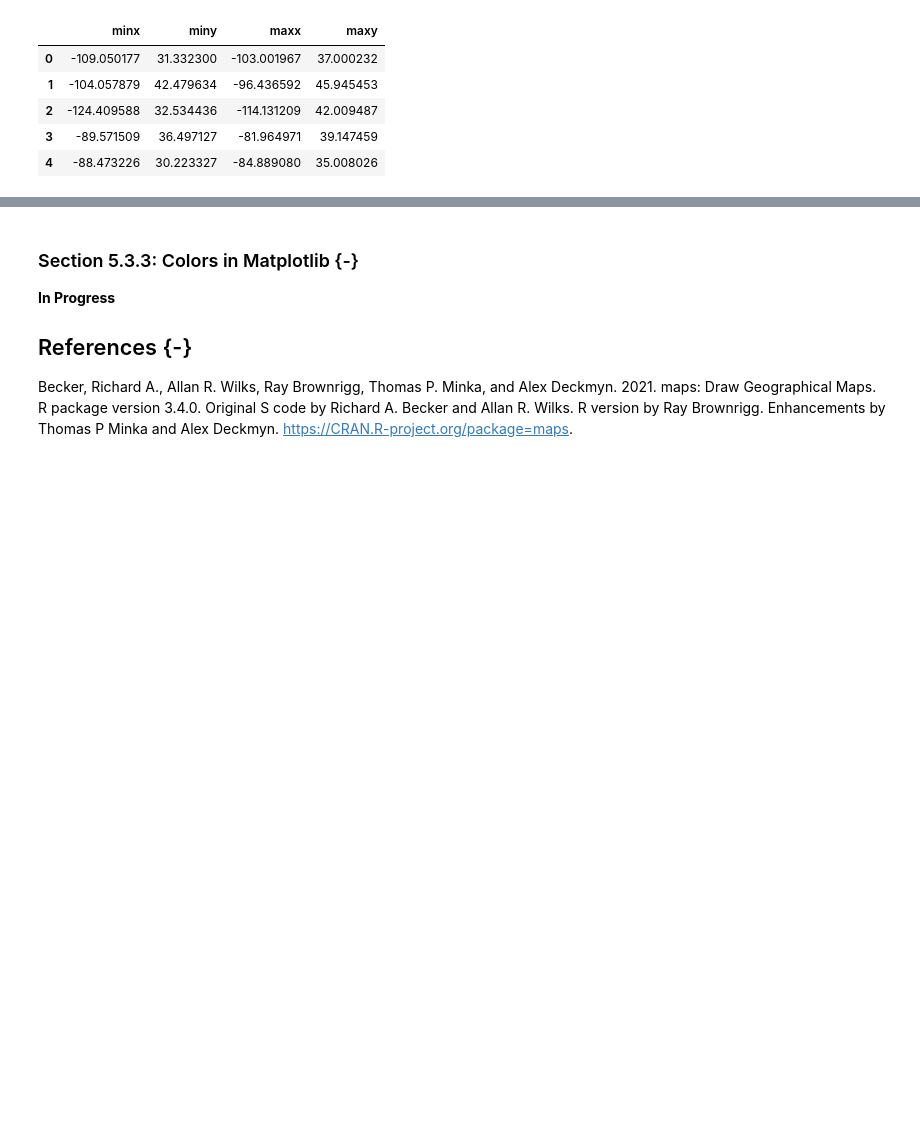
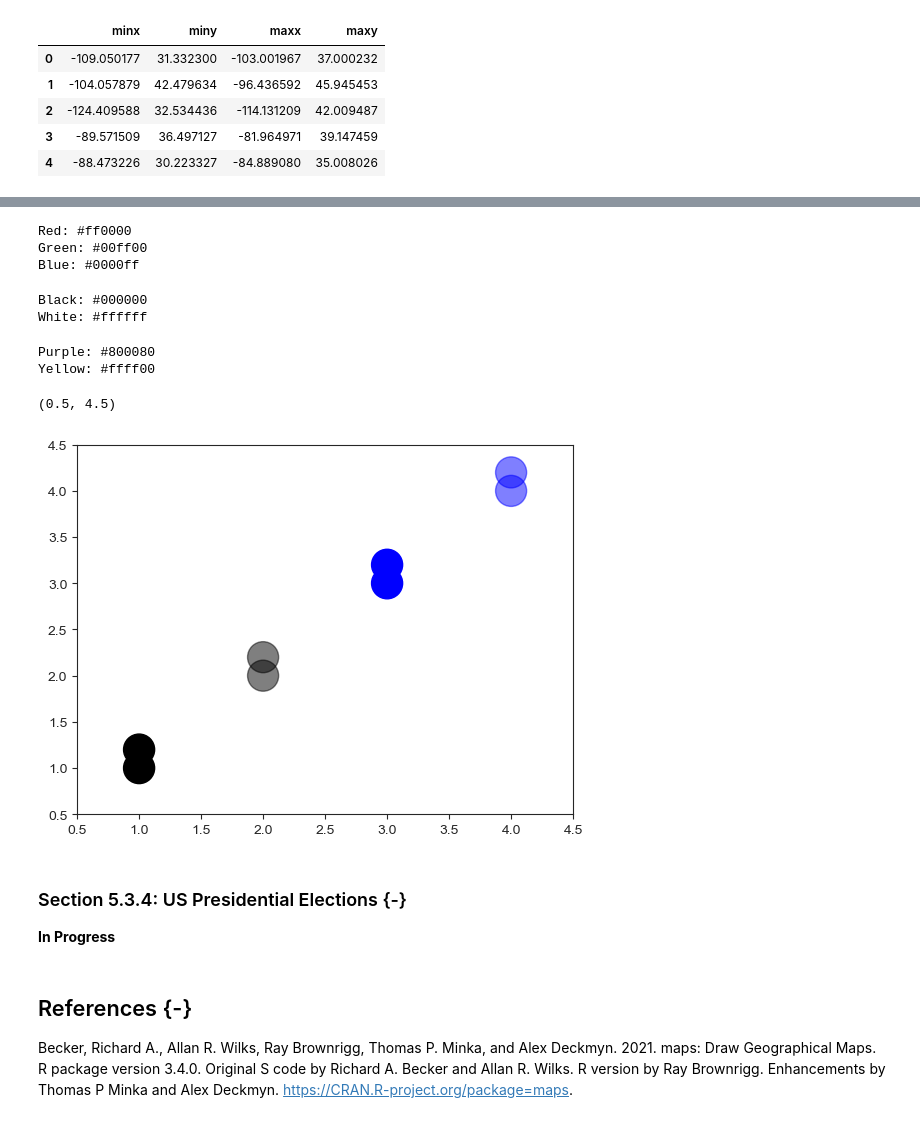
Before and after one commit to jeffallen13/qsspy, a Jupyter notebook: DISCOVERY/discovery-py.ipynb, the cells around one changed output, grey strips where cells are left out. Drawn from its saved outputs; the diff is of its cells as text; code cells hidden in the pictures; blank space fills up the shorter version.

Commit message:
Section 5.3.3 complete

```diff
--- a/DISCOVERY/discovery-py.ipynb
+++ b/DISCOVERY/discovery-py.ipynb
@@ -1099,8 +1133,61 @@ usa_cont.bounds.head(5)
+# %%
+red = (1, 0, 0)
+green = (0, 1, 0)
+blue = (0, 0, 1)
+
+# case-insensitive hex codes
+print(f'''
+Red: {mcolors.to_hex(red)}
+Green: {mcolors.to_hex(green)}
+Blue: {mcolors.to_hex(blue)}''')
+# %% [output]
+Red: #ff0000
+Green: #00ff00
+Blue: #0000ff
+# %%
+black = (0, 0, 0)
+white = (1, 1, 1)
+
+print(f'''
+Black: {mcolors.to_hex(black)}
+White: {mcolors.to_hex(white)}''')
+# %% [output]
+Black: #000000
+White: #ffffff
+# %%
+purple = (0.5, 0, 0.5)
+yellow = (1, 1, 0)
+
+print(f'''
+Purple: {mcolors.to_hex(purple)}
+Yellow: {mcolors.to_hex(yellow)}''')
+# %% [output]
+Purple: #800080
+Yellow: #ffff00
+# %%
+# semi-transparent blue; specify alpha (r, g, b, alpha)
+blue_trans = (0, 0, 1, 0.5)
+# semi-transparent black
+black_trans = (0, 0, 0, 0.5)
+
+x = [1, 1, 2, 2, 3, 3, 4, 4]
+y = [1, 1.2, 2, 2.2, 3, 3.2, 4, 4.2]
+
+colors = [black]*2 + [black_trans]*2 + [blue]*2 + [blue_trans]*2
+
+# completely colored dots difficult to distinguish
+# semi-transparent dots easier to distinguish
+plt.scatter(x, y, s=500, color=colors)
+plt.xlim(0.5, 4.5)
+plt.ylim(0.5, 4.5)
+# %% [output]
+(0.5, 4.5)
+[figure, added]
+# %% [markdown]
+### Section 5.3.4: US Presidential Elections {-}
+
+**In Progress**
 # %% [markdown]
-### Section 5.3.3: Colors in Matplotlib {-}
-
-**In Progress**
-
 ## References {-}
 
 Becker, Richard A., Allan R. Wilks, Ray Brownrigg, Thomas P. Minka, and Alex
```
Also changed, not shown: parts of 13 cells of this notebook, 2 other files.
